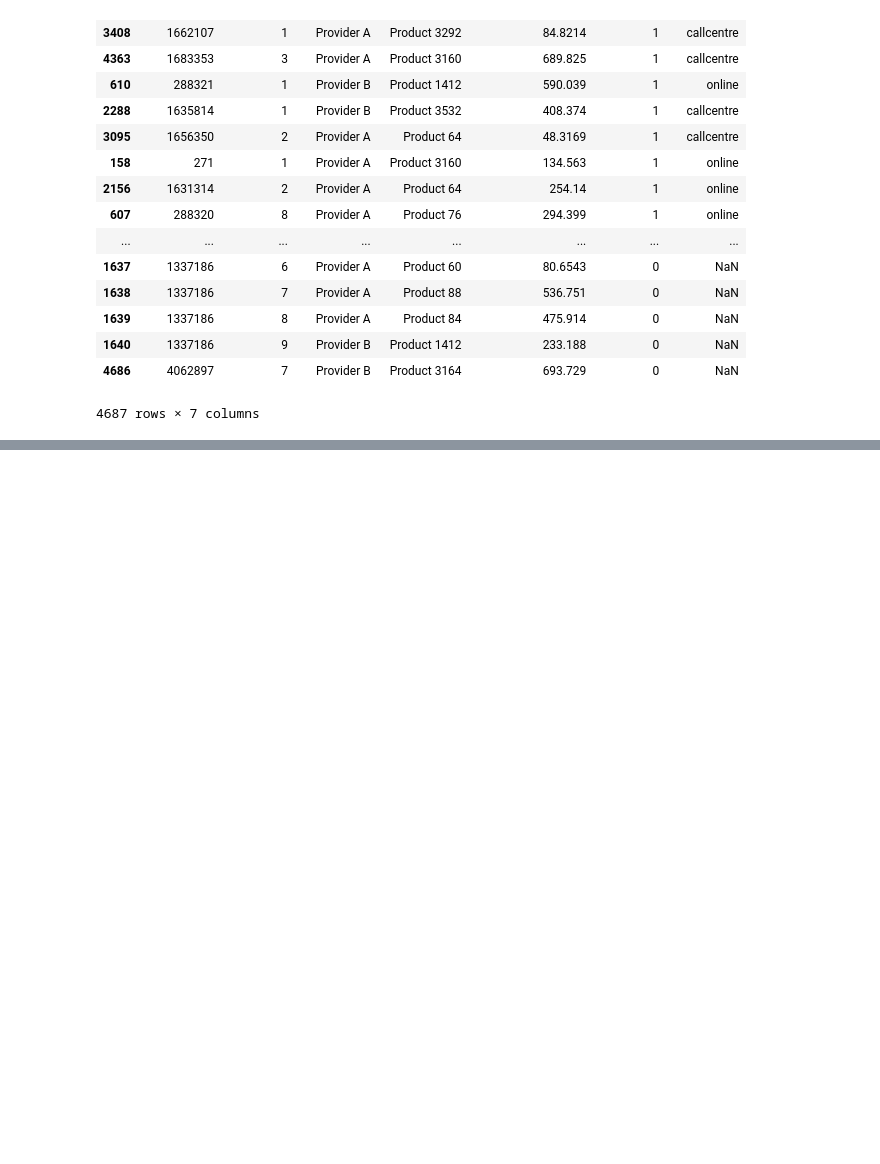
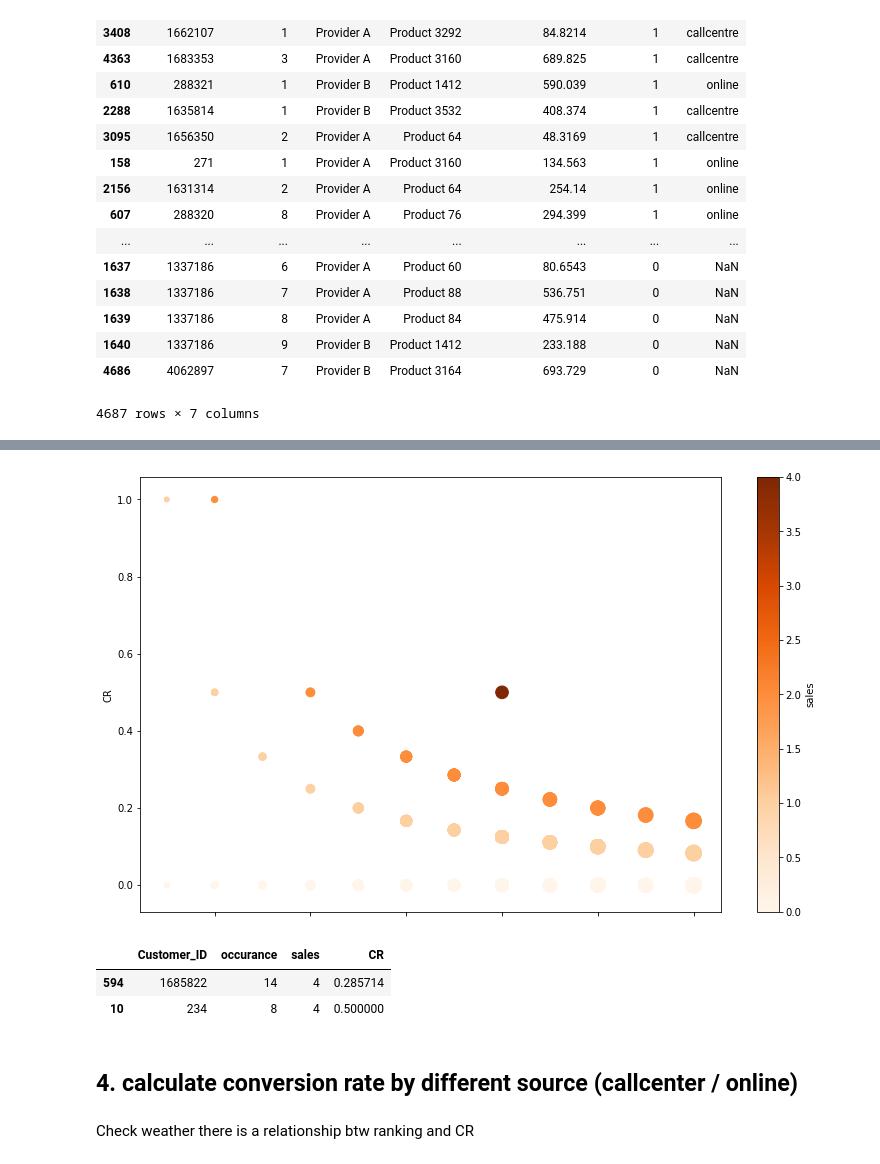
Before and after one commit to catwang42/iSelect-ProductMatching-, a Jupyter notebook: exploreData.ipynb, the cells around one changed output, grey strips where cells are left out. Saved outputs shown, nothing was run; the diff lists cells and outputs as text; code cells hidden in the pictures; blank space fills up the shorter version.

```diff
--- a/exploreData.ipynb
+++ b/exploreData.ipynb
@@ -70,0 +181,18 @@ KeyError: False
+# %%
+#product_sele = df[['product_name', 'Sale_made','Customer_ID']].groupby('Customer_ID').agg(['count'])
+#df['Customer_ID'].nunique()
+bycustomer_pd = df.groupby('Customer_ID')
+bycustomer_sale = bycustomer_pd['Sale_made'].agg({'occurance':'count', 'sales': 'sum'}).reset_index()
+#bycustomer_sale['occurance'] = bycustomer_sale.apply(lambda row: row['occurance']/2 if row['occurance']>12 else row['occurance'], axis=1)
+bycustomer_sale['CR']=bycustomer_sale.apply(lambda row: (row['sales']/ row['occurance']), axis=1)
+#bycustomer_sale['customer']=bycustomer_sale['Customer_ID'].agg({'count'})
+
+#customer_ID 1661666, 1685822 is return user, the single max recommend product cannot exceed 12
+#manually set the value for correct plot
+bycustomer_sale.occurance[bycustomer_sale.occurance==16] = 8
+bycustomer_sale.occurance[bycustomer_sale.occurance==14.0] = 7
+bycustomer_sale['sales'][448] =1
+bycustomer_sale['sales'][594] =2
+
+bycustomer_sale = bycustomer_sale.sort_values(by='occurance',ascending=False)
+bycustomer_sale
@@ -70,0 +232,18 @@ KeyError: False
+# %%
+#s=bycustomer_sale['sales']*200,
+bycustomer_sale.plot(kind='scatter', x='occurance', y='CR', c='sales',s=bycustomer_sale['occurance']*20,
+                     figsize=(13,8), cmap='Oranges');
+
+#bycustomer_sale.plot(kind='scatter', x='occurance', y='CR',s=bycustomer_sale['sales']*20,figsize=(13,8),color="Orange");
+# %% [output]
+[figure, added]
+# %%
+bycustomer_sale[bycustomer_sale['sales']==4]
+# %% [output]
+|  | Customer_ID | occurance | sales | CR |
+| 594 | 1685822 | 14 | 4 | 0.285714 |
+| 10 | 234 | 8 | 4 | 0.500000 |
+# %% [markdown]
+## 4. calculate conversion rate by different source (callcenter / online)
+# %% [markdown]
+Check weather there is a relationship btw ranking and CR
```
Also changed, not shown: parts of 46 cells of this notebook, 1 other file.
